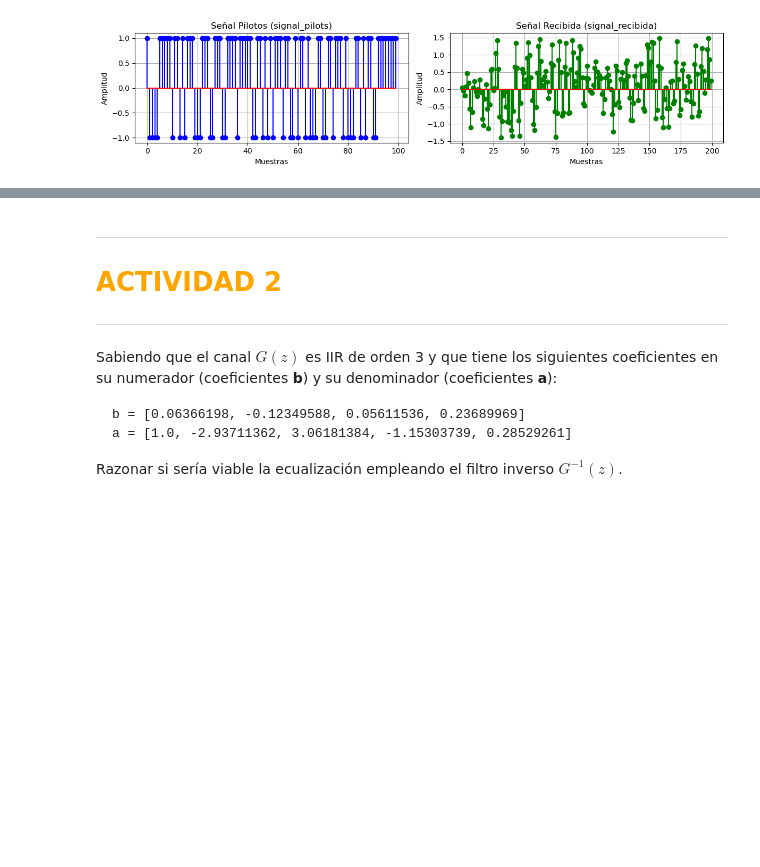
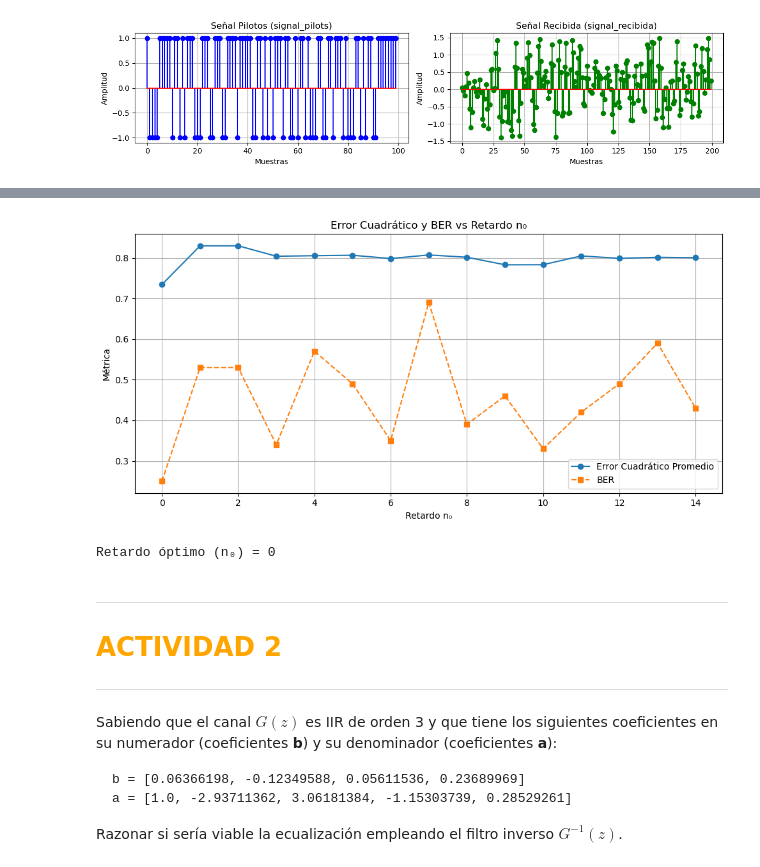
Before and after one commit to DANIABLO-cyber/TDS, a Jupyter notebook: TDS/P3/PRÁCTICA_3_TDS copy.ipynb, the cells around one changed output, grey strips where cells are left out. Drawn from its saved outputs; the diff is of its cells as text; code cells hidden in the pictures; blank space fills up the shorter version.

```diff
--- a/TDS/P3/PRÁCTICA_3_TDS copy.ipynb
+++ b/TDS/P3/PRÁCTICA_3_TDS copy.ipynb
@@ -127,3 +195,70 @@ ValueError: matmul: Input operand 1 has a mismatch in its core dimension 0, with
+# %%
+# Cargar las señales desde los archivos .npy
+x = np.load('data/signal_recibida.npy')  # Señal recibida (ej. 200 muestras)
+d = np.load('data/signal_pilots.npy')     # Señal piloto (ej. 100 muestras)
+
+# Parámetros del filtro y del intervalo de entrenamiento
+L = 15          # Filtro FIR de 15 coeficientes
+i_0 = 50        # Índice inicial donde está la secuencia piloto en x
+i_f = 149       # Índice final del segmento piloto en x
+M = i_f - i_0 + 1  # Número de muestras de entrenamiento (ej. 100)
+
+# Se asume que d debe contener la secuencia piloto en el mismo orden y longitud M.
+if len(d) != M:
+    print("Warning: La longitud de d (señal piloto) no coincide con el intervalo de x.")
+
+# Definir los retardos a probar: de 0 a L-1
+n0_values = np.arange(L)
+
+# Inicializar listas para almacenar las métricas para cada retardo n₀
+error_prom_list = []  # Error cuadrático promedio
+ber_list = []         # Bit Error Rate (BER)
+
+#! Iterar sobre cada valor de retardo n₀
+for n0 in n0_values:
+        # Calcular el filtro FIR para el retardo actual n₀
+        h, E_min = FIR_LS_COV_method_equalizer(x, d, L, i_0, i_f, n0)
+
+        # Calcular el error cuadrático promedio en el intervalo
+        error_prom = E_min / M
+        error_prom_list.append(error_prom)
+
+        # TODO: Estimar BER: calcular la señal ecualizada y comparar con la señal piloto
+        # Aplicar el filtro a la señal recibida utilizando convolución
+        x_eq = convolve(x, h, mode='full')[:len(x)]     # Se utiliza 'full' y se trunca para mantener la longitud de x
+
+        # Estimar la señal piloto con la compensación del retardo
+        d_est = x_eq[i_0 + n0 : i_f + n0 + 1]           # Se extrae el segmento correspondiente del ecualizador
+
+        # Convertir a bits para una señal BPSK: se usa np.sign para mapear a +1 / -1
+        bits_est = np.sign(d_est)
+
+        # Calcular el BER como la proporción de bits erróneos
+        ber = np.mean(bits_est != bits_ref)
+        ber_list.append(ber)
+
+
+#? ====================================================================
+#? Gráfica de resultados: Error cuadrático y BER vs retardo n₀
+#? ====================================================================
+plt.figure(figsize=(10, 5))
+plt.plot(n0_values, error_prom_list, 'o-', label='Error Cuadrático Promedio')
+plt.plot(n0_values, ber_list, 's--', label='BER')
+plt.xlabel('Retardo n₀')
+plt.ylabel('Métrica')
+plt.title('Error Cuadrático y BER vs Retardo n₀')
+plt.grid(True)
+plt.legend()
+plt.tight_layout()
+plt.show()
+
+#! Seleccionar el retardo óptimo como aquel que minimiza el error cuadrático promedio
+opt_index = np.nanargmin(error_prom_list)
+n0_opt = n0_values[opt_index]
+print(f"Retardo óptimo (n₀) = {n0_opt}")
+# %% [output]
+[figure, added]
+Retardo óptimo (n₀) = 0
 # %% [markdown]
 <hr style="border: 1.5px solid orange;">
 
```
Also changed, not shown: parts of 8 cells of this notebook, 20 other files.
